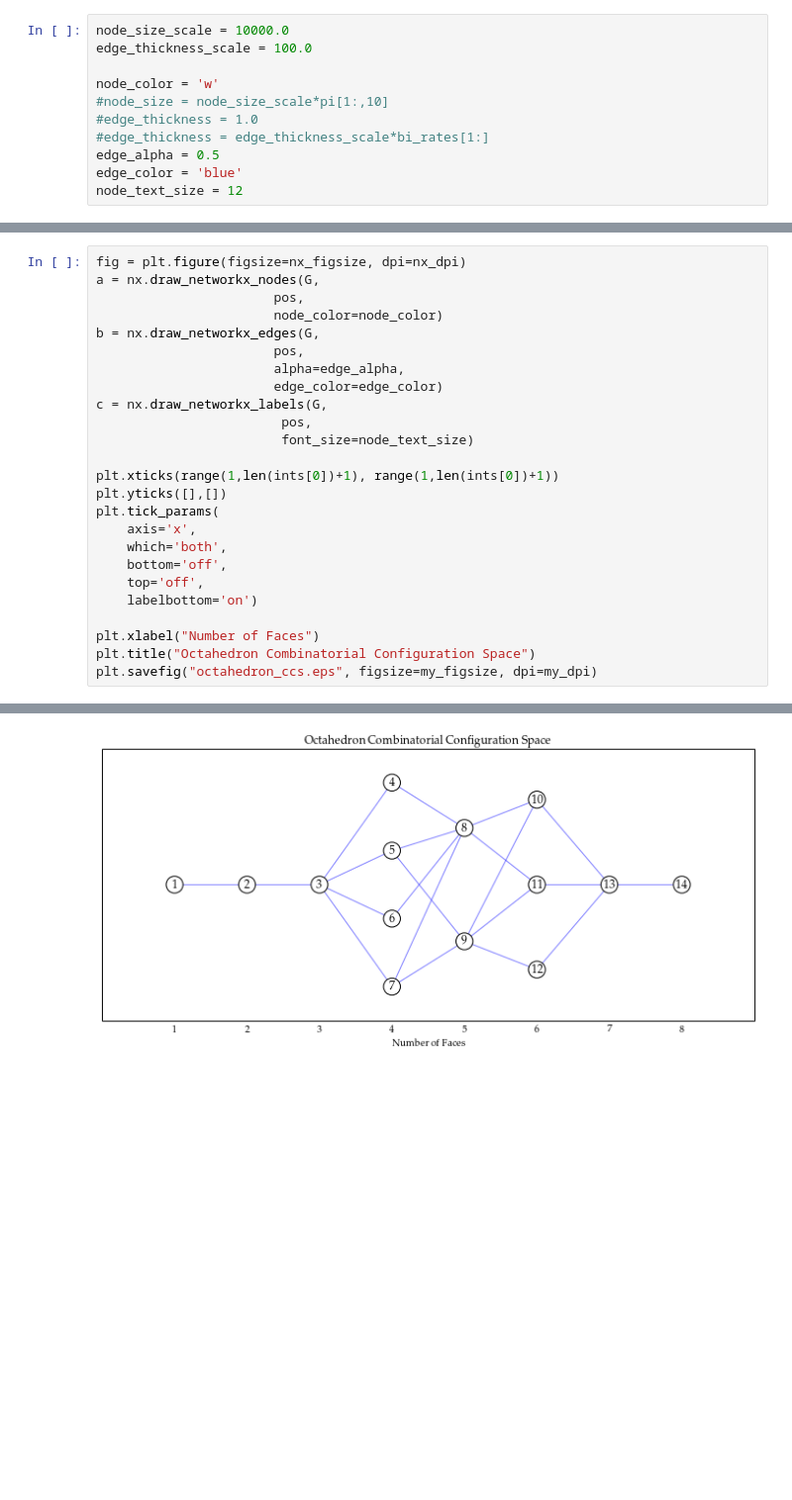
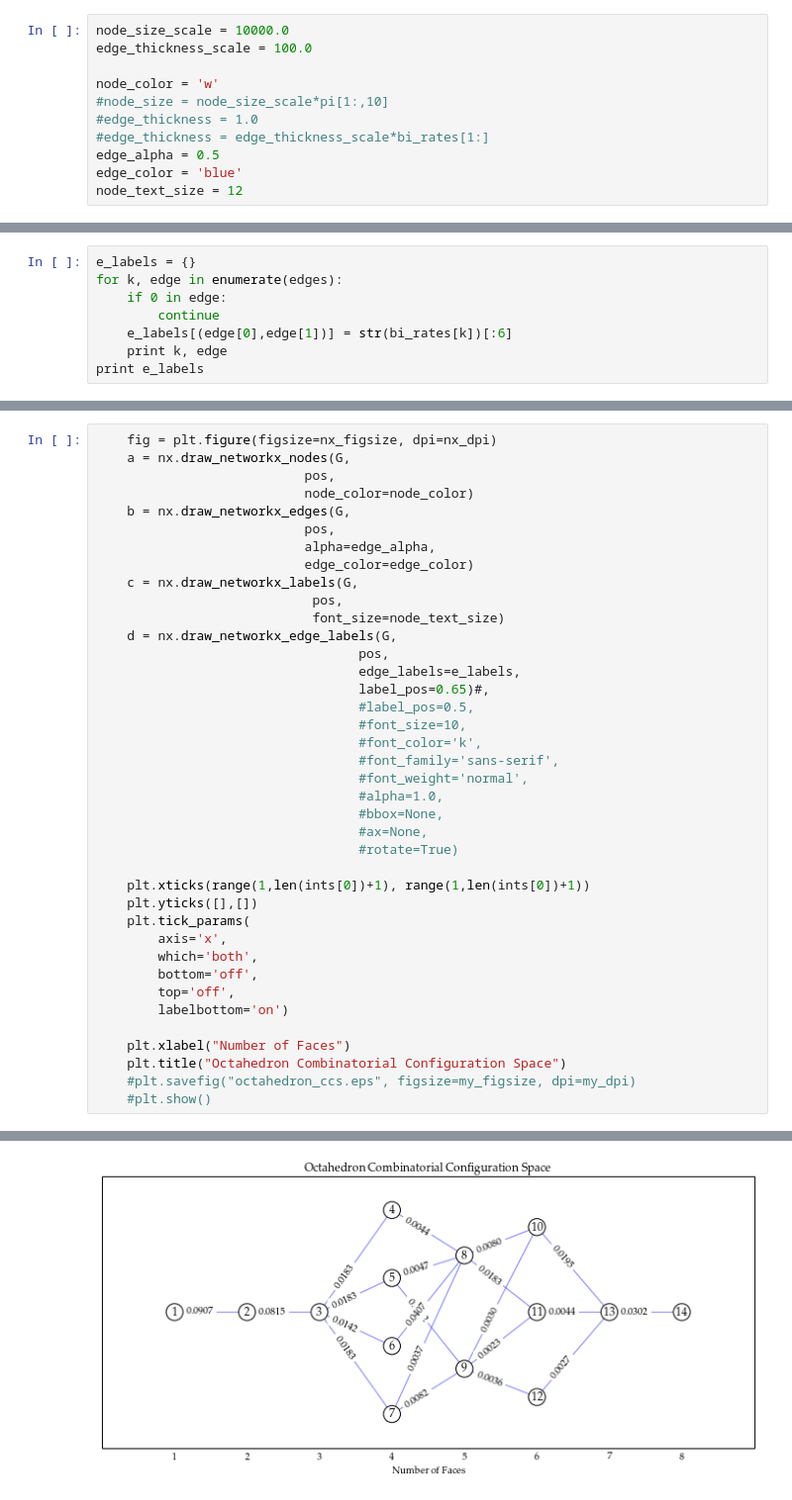
Before and after one commit to Danie1Johnson/research, a Jupyter notebook: markov_plots.ipynb, the cells around one changed output, grey strips where cells are left out. Shown at 99% size. Drawn from its saved outputs; the diff is of its cells as text; blank space fills up the shorter version.

Commit message:
edge labels added in rate graph

```diff
--- a/markov_plots.ipynb
+++ b/markov_plots.ipynb
@@ -266,0 +283,8 @@ node_text_size = 12
+# %%
+e_labels = {}
+for k, edge in enumerate(edges):
+    if 0 in edge:
+        continue
+    e_labels[(edge[0],edge[1])] = str(bi_rates[k])[:6]
+    print k, edge
+print e_labels
@@ -267,26 +309,40 @@ node_text_size = 12
 # %%
-fig = plt.figure(figsize=nx_figsize, dpi=nx_dpi)
-a = nx.draw_networkx_nodes(G,
-                       pos,
-                       node_color=node_color)
-b = nx.draw_networkx_edges(G,
-                       pos,
-                       alpha=edge_alpha,
-                       edge_color=edge_color)
-c = nx.draw_networkx_labels(G,
-                        pos,
-                        font_size=node_text_size)
+    fig = plt.figure(figsize=nx_figsize, dpi=nx_dpi)
+    a = nx.draw_networkx_nodes(G,
+                           pos,
+                           node_color=node_color)
+    b = nx.draw_networkx_edges(G,
+                           pos,
+                           alpha=edge_alpha,
+                           edge_color=edge_color)
+    c = nx.draw_networkx_labels(G,
+                            pos,
+                            font_size=node_text_size)
+    d = nx.draw_networkx_edge_labels(G,
+                                  pos,
+                                  edge_labels=e_labels,
+                                  label_pos=0.65)#,
+                                  #label_pos=0.5,
+                                  #font_size=10,
+                                  #font_color='k',
+                                  #font_family='sans-serif',
+                                  #font_weight='normal',
+                                  #alpha=1.0,
+                                  #bbox=None,
+                                  #ax=None,
+                                  #rotate=True)
 
-plt.xticks(range(1,len(ints[0])+1), range(1,len(ints[0])+1))
-plt.yticks([],[])
-plt.tick_params(
-    axis='x',
-    which='both',
-    bottom='off',
-    top='off',
-    labelbottom='on')
+    plt.xticks(range(1,len(ints[0])+1), range(1,len(ints[0])+1))
+    plt.yticks([],[])
+    plt.tick_params(
+        axis='x',
+        which='both',
+        bottom='off',
+        top='off',
+        labelbottom='on')
 
-plt.xlabel("Number of Faces")
-plt.title("Octahedron Combinatorial Configuration Space")
-plt.savefig("octahedron_ccs.eps", figsize=my_figsize, dpi=my_dpi)
+    plt.xlabel("Number of Faces")
+    plt.title("Octahedron Combinatorial Configuration Space")
+    #plt.savefig("octahedron_ccs.eps", figsize=my_figsize, dpi=my_dpi)
+    #plt.show()
 # %% [output]
@@ -293,3 +350,3 @@ plt.savefig("octahedron_ccs.eps", figsize=my_figsize, dpi=my_dpi)
-[figure, old version]
+[figure, new version]
 # %%
 pi[1:,10]
```
Also changed, not shown: parts of 6 cells of this notebook.
